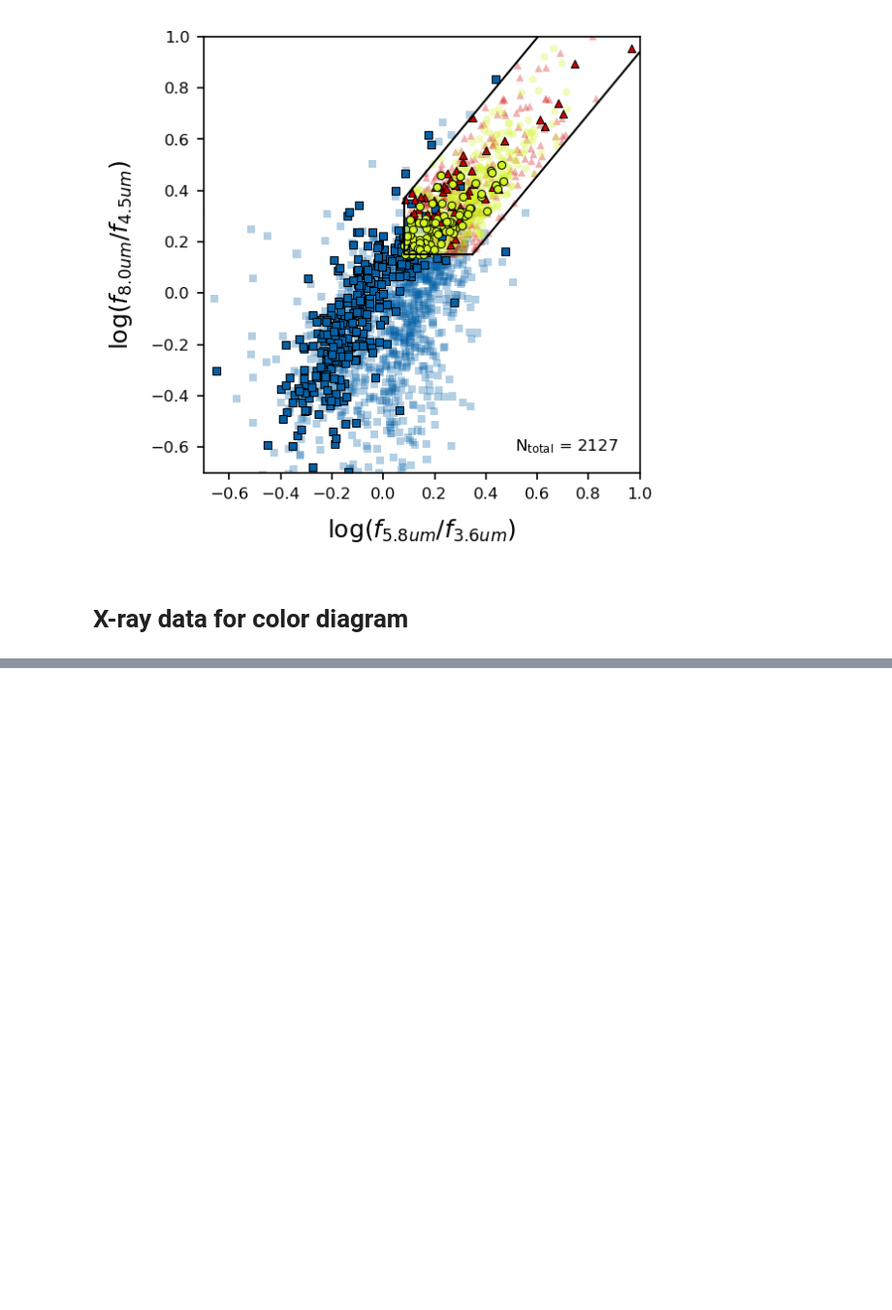
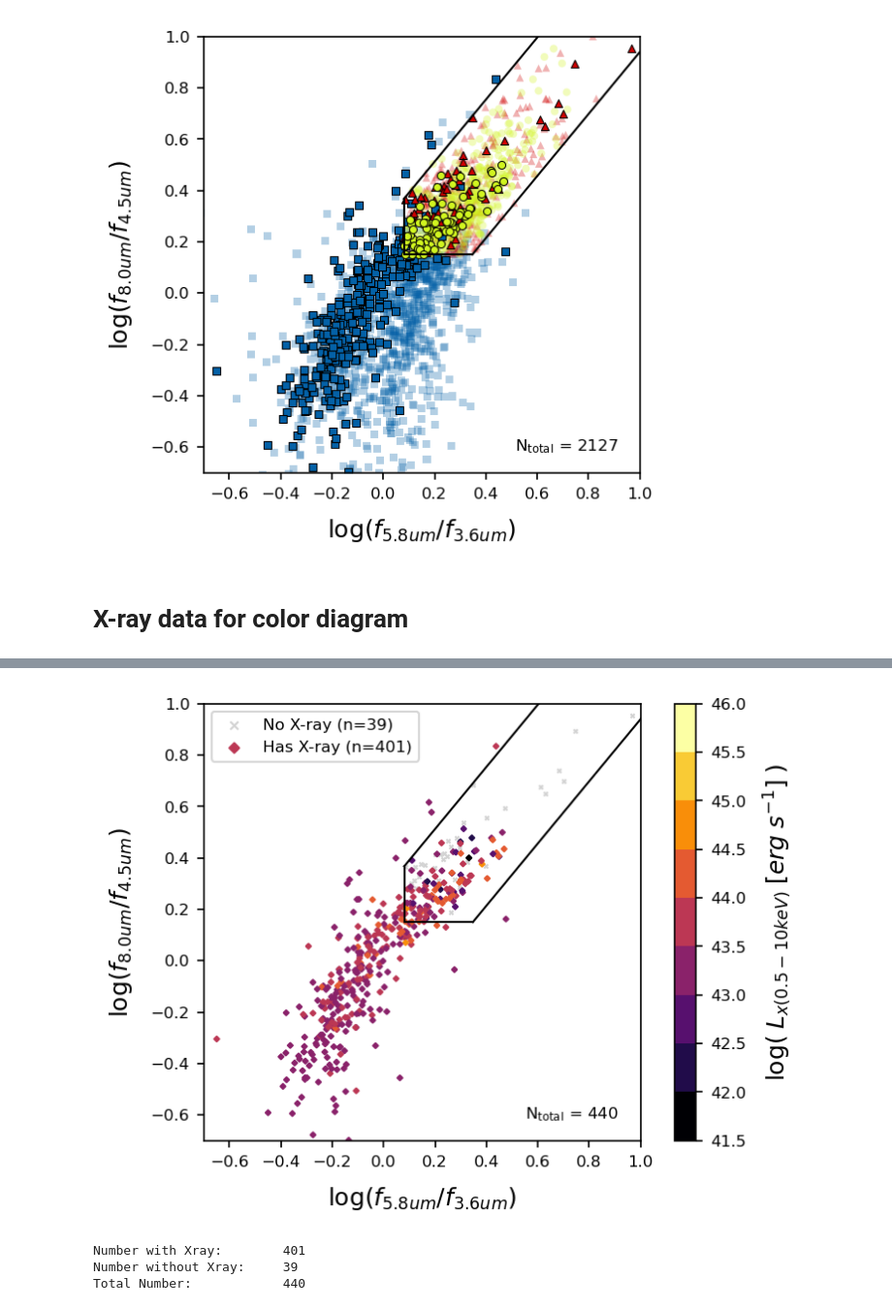
Before and after one commit to parallax-xallaraq/IfA-REU-Project, a Jupyter notebook: Code/v2_ColorColorPlotting.ipynb, the cells around one changed output, grey strips where cells are left out. Shown: that part at 97% size. Cells and saved outputs as stored; diff of their text form; code cells hidden in the pictures; blank space fills up the shorter version.

```diff
--- a/Code/v2_ColorColorPlotting.ipynb
+++ b/Code/v2_ColorColorPlotting.ipynb
@@ -523,6 +523,20 @@ agn_yLx, agn_nLx =  GetXrayFromAGNDuo(
     L0510_data16,
     k0510_data16
 )
+print('~~~')
+agn_yLx_le, agn_nLx_le =  GetXrayFromAGNDuo(
+    agnIDs_le,
+    id_data16,
+    L0510_data16,
+    k0510_data16
+)
+print('~~~')
+agn_yLx_leNO, agn_nLx_leNO =  GetXrayFromAGNDuo(
+    agnIDs_leNO,
+    id_data16,
+    L0510_data16,
+    k0510_data16
+)
 # %% [output]
 Number of AGN with Lx detection:         1795
 Number of AGN without Lx detection:      332
@@ -554,3 +576,21 @@ xy_agn_nLx = IDtoIRACcolors(
     agn_nLx['ID'],
     id_data20,ch1_data20,ch2_data20,ch3_data20,ch4_data20
 )
+
+xy_agn_yLx_le = IDtoIRACcolors(
+    agn_yLx_le['ID'],
+    id_data20,ch1_data20,ch2_data20,ch3_data20,ch4_data20
+)
+xy_agn_nLx_le = IDtoIRACcolors(
+    agn_nLx_le['ID'],
+    id_data20,ch1_data20,ch2_data20,ch3_data20,ch4_data20
+)
+
+xy_agn_yLx_leNO = IDtoIRACcolors(
+    agn_yLx_leNO['ID'],
+    id_data20,ch1_data20,ch2_data20,ch3_data20,ch4_data20
+)
+xy_agn_nLx_leNO = IDtoIRACcolors(
+    agn_nLx_leNO['ID'],
+    id_data20,ch1_data20,ch2_data20,ch3_data20,ch4_data20
+)
@@ -556,0 +662,15 @@ xy_agn_nLx = IDtoIRACcolors(
+# %%
+PlotDonleyXray(
+    xy_agn_nLx_le['x'], xy_agn_nLx_le['y'],             # no X-ray detections
+    xy_agn_yLx_le['x'], xy_agn_yLx_le['y'],             # yes X-ray detections
+    agn_yLx_le['Lx'],                     # X-ray luminosity (colorbar)
+    path=adp.path_fig,
+    fileName='v2_colorDiagram_Lx_z01',
+    saveNum=2,              # save different versions of plot
+    printInfo=True          # output text
+)
+# %% [output]
+[figure, added]
+Number with Xray:        401
+Number without Xray:     39
+Total Number:            440
```
Also changed, not shown: parts of 4 cells of this notebook, 4 other files.
